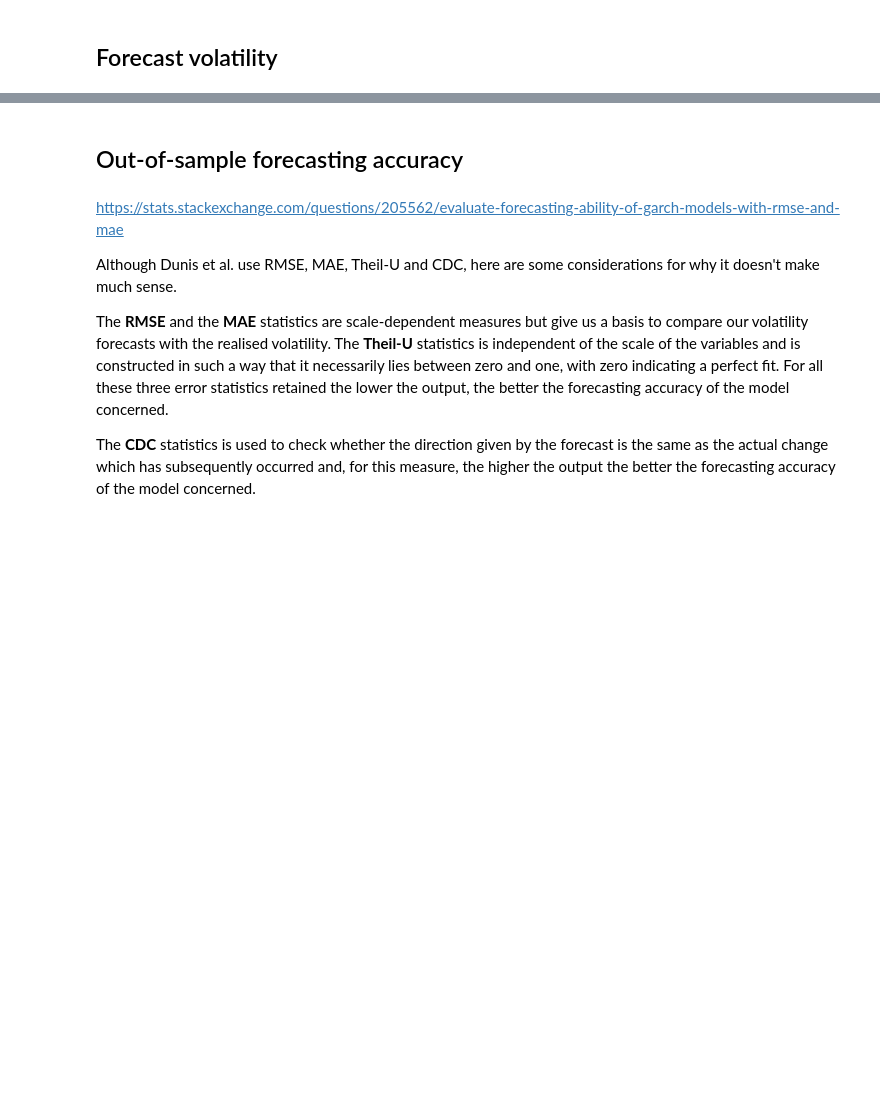
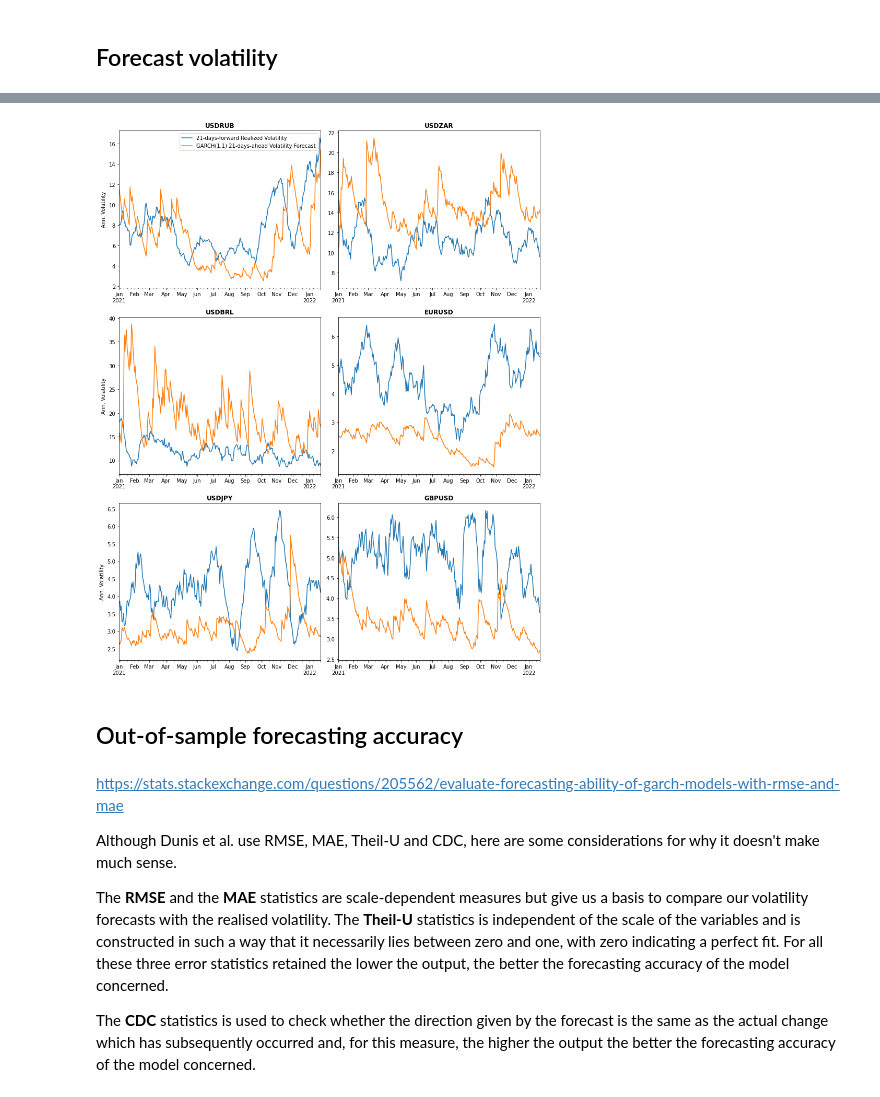
Before and after one commit to frederikbachdk/FXVolTrading, a Jupyter notebook: tradingstrategy/garch_trading.ipynb, the cells around one changed output, grey strips where cells are left out. Drawn from its saved outputs; the diff is of its cells as text; code cells hidden in the pictures; blank space fills up the shorter version.

```diff
--- a/tradingstrategy/garch_trading.ipynb
+++ b/tradingstrategy/garch_trading.ipynb
@@ -74,0 +85,14 @@ Number of forecasts: 298
+# %%
+for pair, df in dfs.items():
+    return_series = dfs[pair].dropna()['log_ret'] * 100
+    model = arch_model(return_series, mean='AR', vol='GARCH', p=1, q=1, dist='Studentst')
+
+    # Conditional volatility forecasting
+    vol_forecasts = get_rolling_vol_forecasts(return_series=return_series,
+                                                model = model,
+                                                horizon=21,
+                                                fitting_end_date="2021-01-01",
+                                                )
+    dfs[pair] = dfs[pair].merge(vol_forecasts['h.21'], left_index=True, right_index=True)
+    dfs[pair].rename(columns={'h.21':'cond_vol_forecast'},inplace=True)
+    dfs[pair]['cond_forecast_to_implied'] = dfs[pair]['cond_vol_forecast'] / dfs[pair]['v1m']
@@ -75,3 +113,7 @@ Number of forecasts: 298
+# %%
+plot_grid_forecasted_vs_realized(df_dict=dfs, implied=False)
+# %% [output]
+[figure, added]
 # %% [markdown]
 ## Out-of-sample forecasting accuracy
 # %% [markdown]
```
Also changed, not shown: parts of 18 cells of this notebook, 7 other files.
